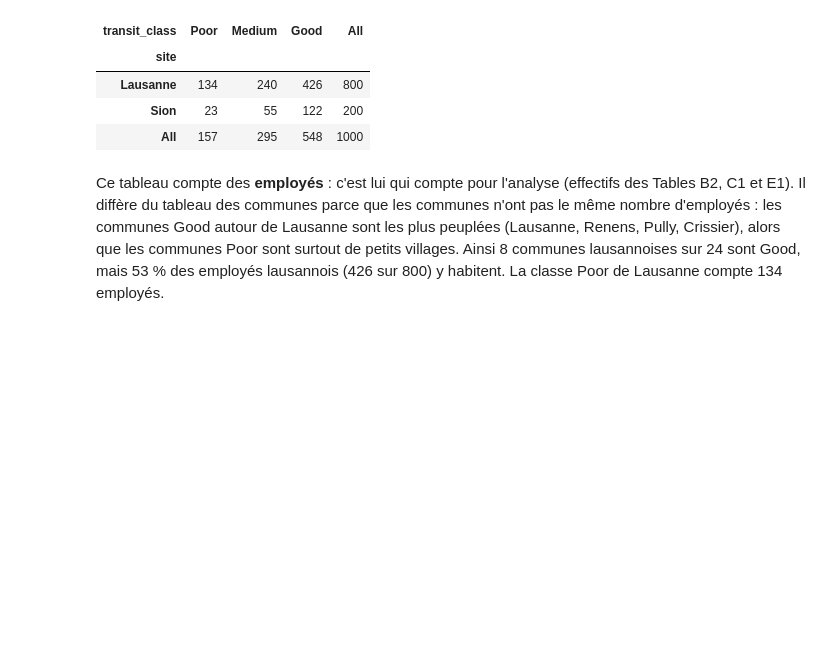
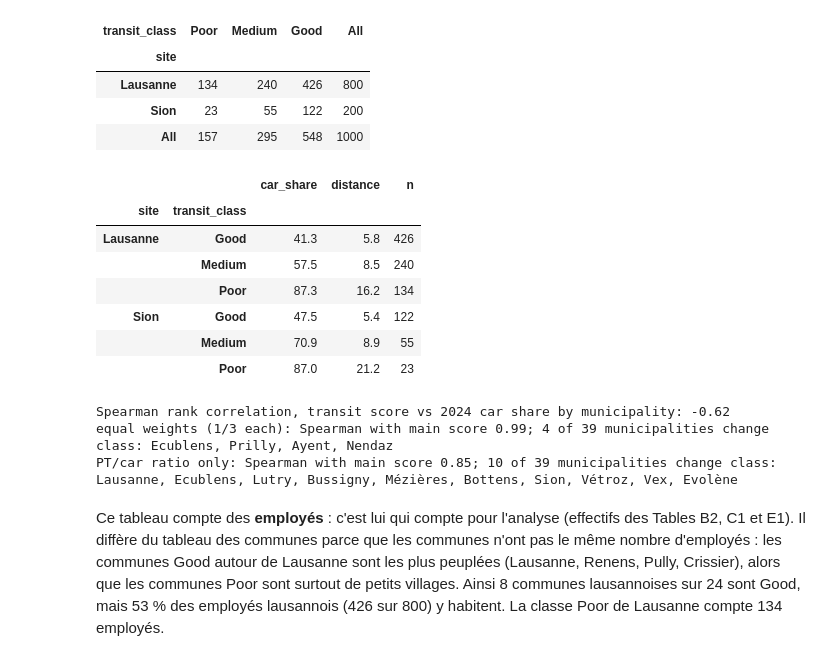
Before and after one commit to AndrewEberhardt/Public_Policy_Project, a Jupyter notebook: explications.ipynb, the cells around one changed output. Saved outputs shown, nothing was run; the diff lists cells and outputs as text; code cells hidden in the pictures; blank space fills up the shorter version.

```diff
--- a/explications.ipynb
+++ b/explications.ipynb
@@ -472,6 +486,29 @@ Number of EMPLOYEES by class and site (2024, 1000 employees)
 | Lausanne | 134 | 240 | 426 | 800 |
 | Sion | 23 | 55 | 122 | 200 |
 | All | 157 | 295 | 548 | 1000 |
+# %%
+# Validation: 2024 car share and distance by class (computed in analysis.py)
+display(val)
+print(f"Spearman rank correlation, transit score vs 2024 car share by municipality: {rho:.2f}")
+
+# Sensitivity of the classes to the weights (function classes_with defined in analysis.py)
+for label, w in [("equal weights (1/3 each)", (1/3, 1/3, 1/3)), ("PT/car ratio only", (1, 0, 0))]:
+    s_alt, c_alt = classes_with(*w)
+    changed = ta.home_commune[c_alt != ta.transit_class].replace(ACCENTS).tolist()
+    print(f"{label}: Spearman with main score {s_alt.rank().corr(score.rank()):.2f}; "
+          f"{len(changed)} of {len(ta)} municipalities change class: {', '.join(changed)}")
+# %% [output]
+|  |  | car_share | distance | n |
+| site | transit_class |  |  |  |
+| Lausanne | Good | 41.3 | 5.8 | 426 |
+|  | Medium | 57.5 | 8.5 | 240 |
+|  | Poor | 87.3 | 16.2 | 134 |
+| Sion | Good | 47.5 | 5.4 | 122 |
+|  | Medium | 70.9 | 8.9 | 55 |
+|  | Poor | 87.0 | 21.2 | 23 |
+Spearman rank correlation, transit score vs 2024 car share by municipality: -0.62
+equal weights (1/3 each): Spearman with main score 0.99; 4 of 39 municipalities change class: Ecublens, Prilly, Ayent, Nendaz
+PT/car ratio only: Spearman with main score 0.85; 10 of 39 municipalities change class: Lausanne, Ecublens, Lutry, Bussigny, Mézières, Bottens, Sion, Vétroz, Vex, Evolène
 # %% [markdown]
 Ce tableau compte des **employés** : c'est lui qui compte pour l'analyse (effectifs des Tables B2, C1 et E1).
 Il diffère du tableau des communes parce que les communes n'ont pas le même nombre d'employés : les communes
```
Also changed, not shown: parts of 5 cells of this notebook, 2 other files.
